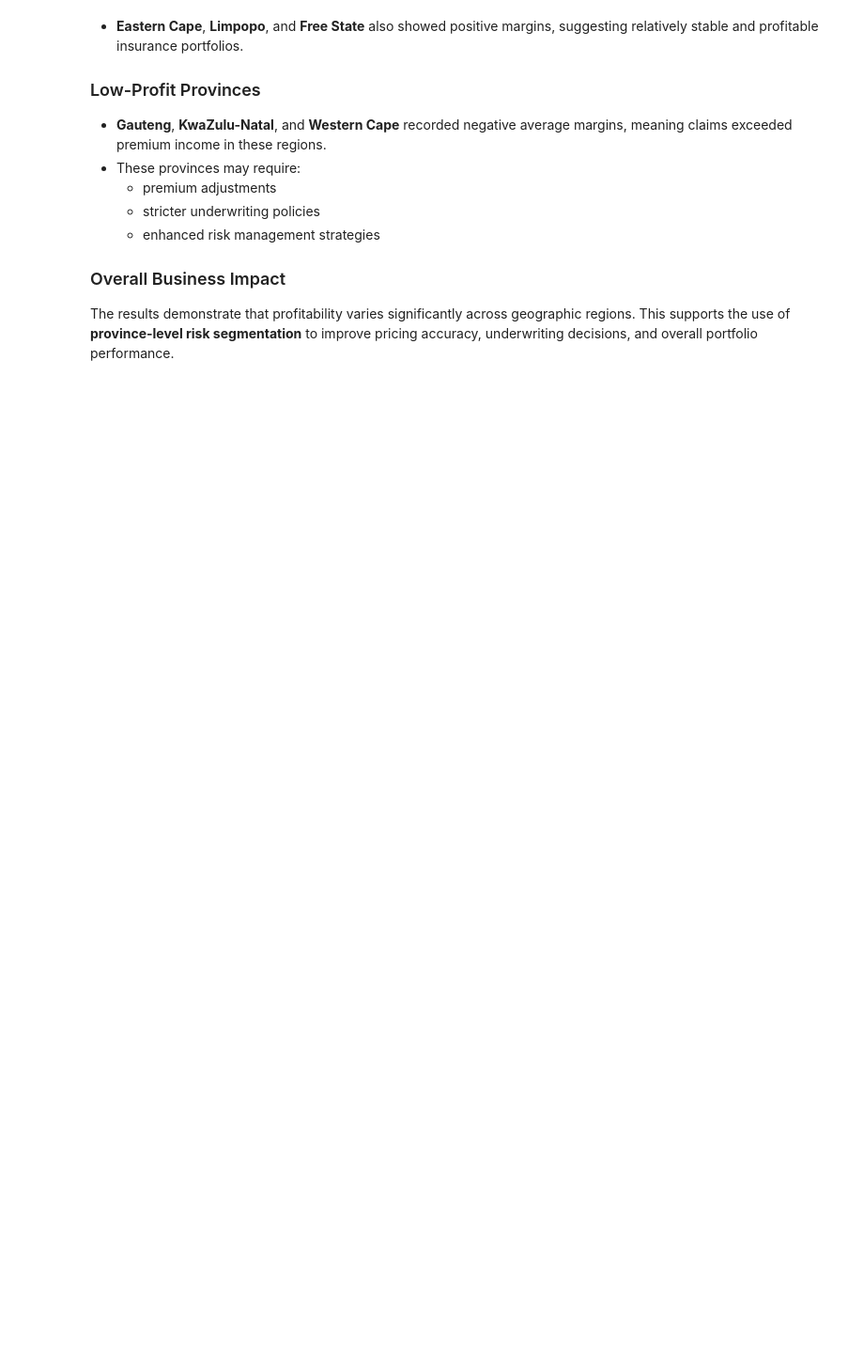
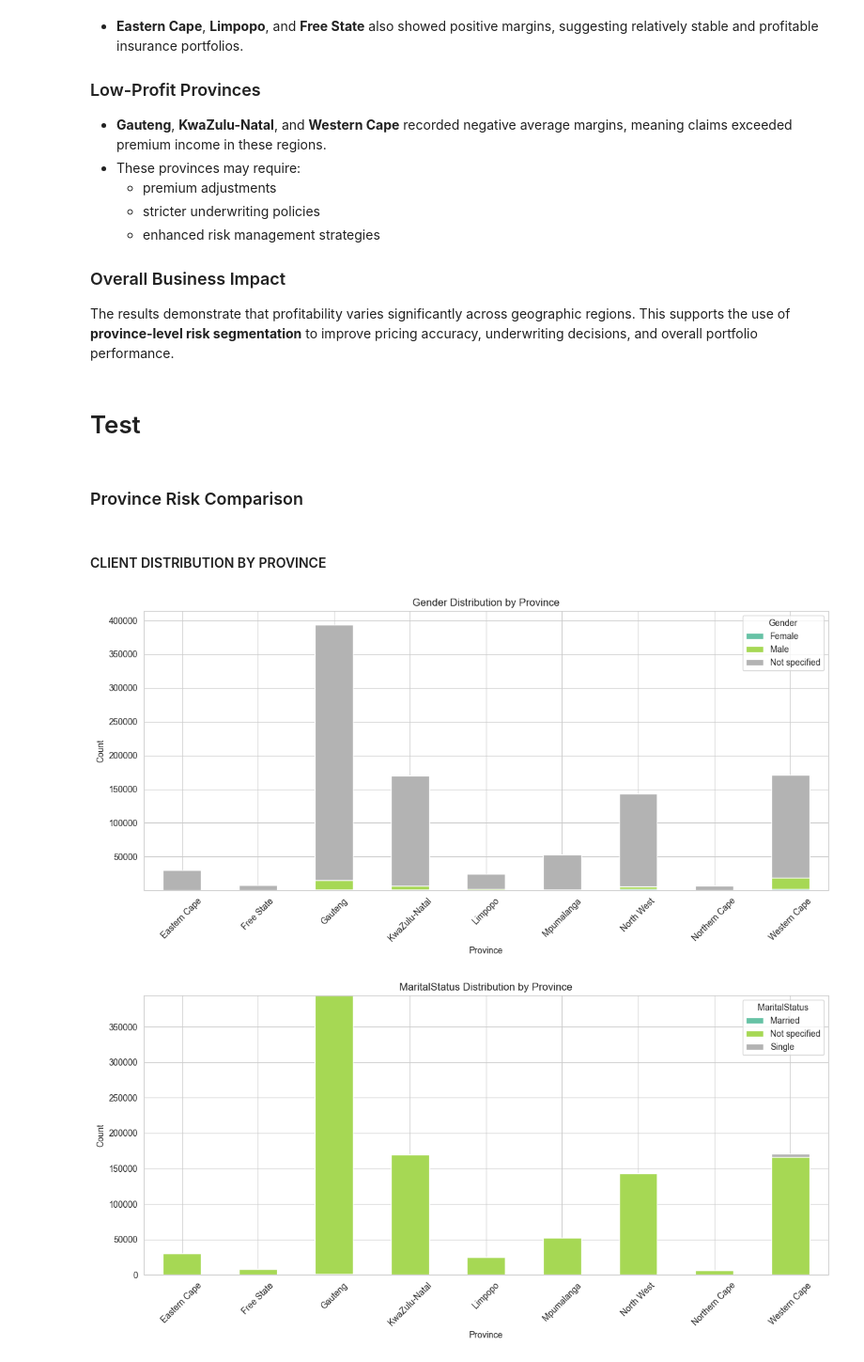
Before and after one commit to bemnetne/End-to-End-Insurance-Risk-Analytics-Predictive-Modeling, a Jupyter notebook: notebooks/eda.ipynb, the cells around one changed output. Shown at 94% size. Drawn from its saved outputs; the diff is of its cells as text; code cells hidden in the pictures; blank space fills up the shorter version.

Commit message:
feat: KPI selection and data segementation performed

```diff
--- a/notebooks/eda.ipynb
+++ b/notebooks/eda.ipynb
@@ -1053,3 +987,45 @@ The profit margin analysis highlights clear differences in underwriting profitab
 
 ### Overall Business Impact
 The results demonstrate that profitability varies significantly across geographic regions. This supports the use of **province-level risk segmentation** to improve pricing accuracy, underwriting decisions, and overall portfolio performance.
+# %% [markdown]
+# Test
+# %% [markdown]
+###  Province Risk Comparison
+# %% [markdown]
+#### CLIENT DISTRIBUTION BY PROVINCE
+# %%
+client_cols = [
+    'Gender',
+    'MaritalStatus'
+]
+
+for col in client_cols:
+
+    # Crosstab
+    plot_data = pd.crosstab(
+        df['Province'],
+        df[col]
+    )
+
+    # Plot
+    plot_data.plot(
+        kind='bar',
+        stacked=True,
+        figsize=(12,6),
+        colormap='Set2'
+    )
+
+    plt.title(f'{col} Distribution by Province')
+
+    plt.xlabel('Province')
+
+    plt.ylabel('Count')
+
+    plt.xticks(rotation=45)
+
+    plt.tight_layout()
+
+    plt.show()
+# %% [output]
+[figure, added]
+[figure, added]
```
Also changed, not shown: parts of 27 cells of this notebook, 1 other file.
